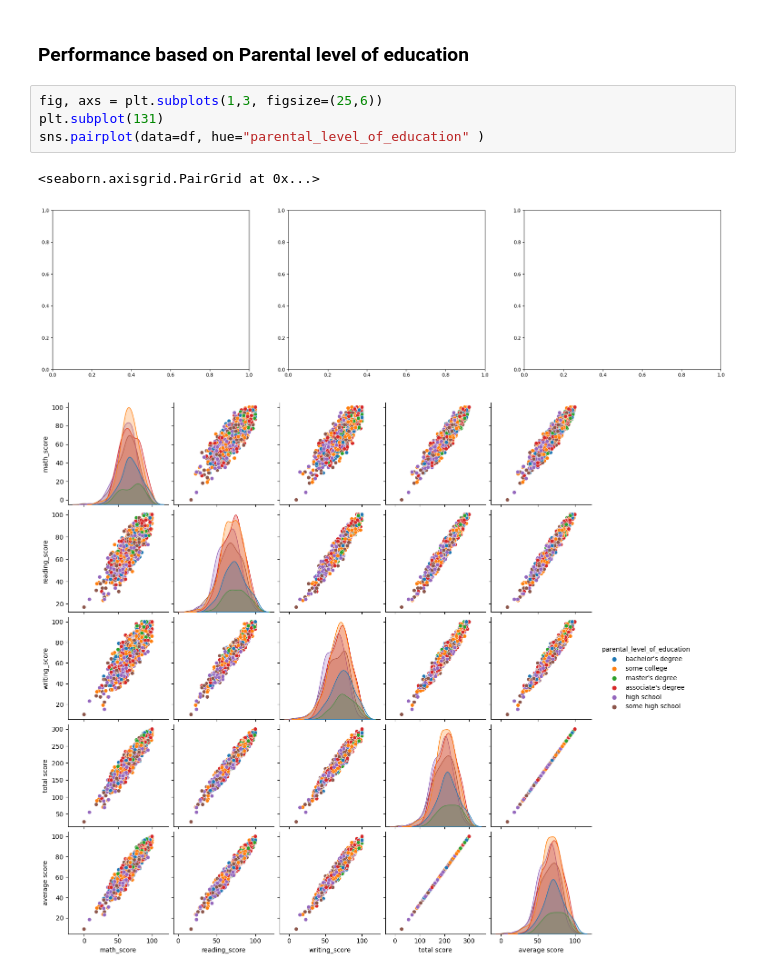
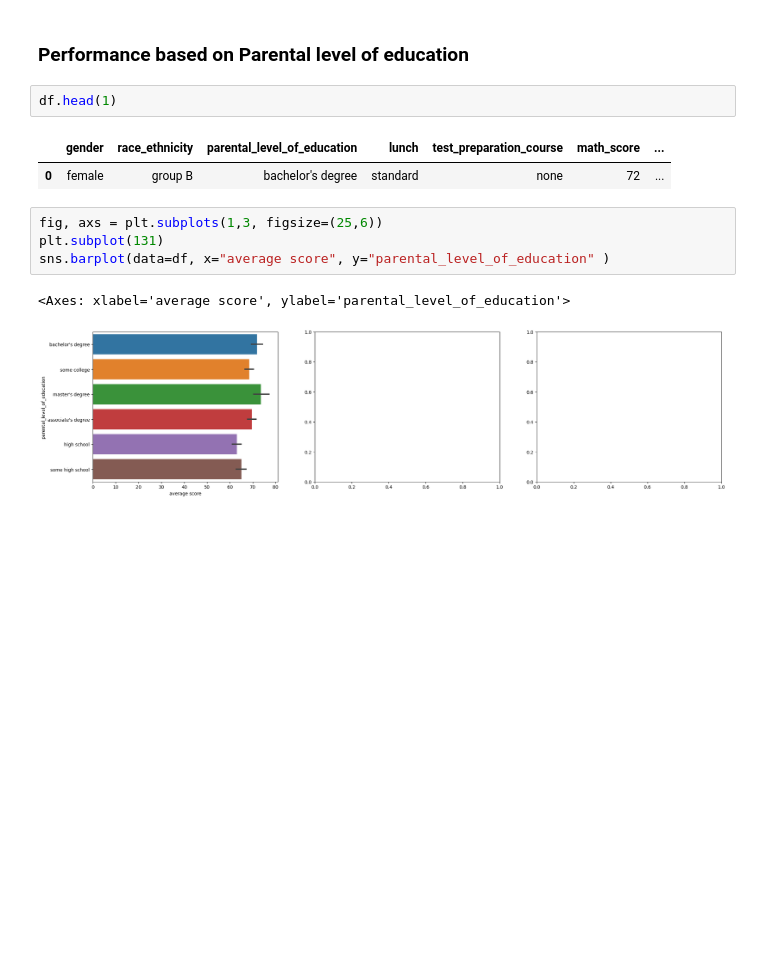
Before and after one commit to JamesOgbu/ML_Project, a Jupyter notebook: notebook/EDA.ipynb, the cells around one changed output. Cells and saved outputs as stored; diff of their text form; blank space fills up the shorter version.

```diff
--- a/notebook/EDA.ipynb
+++ b/notebook/EDA.ipynb
@@ -319,11 +319,15 @@ sns.histplot(data= df[df["gender"]== "male"], x="average score", hue="lunch", kd
 - Male of female standard lunch makes them perform better
 # %% [markdown]
 ### Performance based on Parental level of education
+# %%
+df.head(1)
+# %% [output]
+|  | gender | race_ethnicity | parental_level_of_education | lunch | test_preparation_course | math_score | ... |
+| 0 | female | group B | bachelor's degree | standard | none | 72 | ... |
 # %%
 fig, axs = plt.subplots(1,3, figsize=(25,6))
 plt.subplot(131)
-sns.pairplot(data=df, hue="parental_level_of_education" )
+sns.barplot(data=df, x="average score", y="parental_level_of_education" )
 # %% [output]
-<seaborn.axisgrid.PairGrid at 0x...>
+<Axes: xlabel='average score', ylabel='parental_level_of_education'>
-[figure, old version]
+[figure, new version]
-[figure, removed]
```
